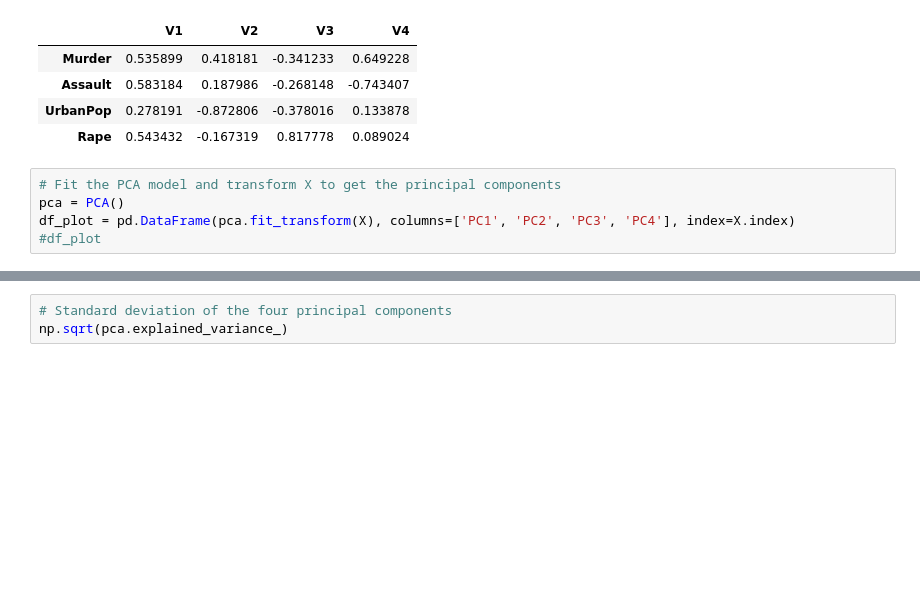
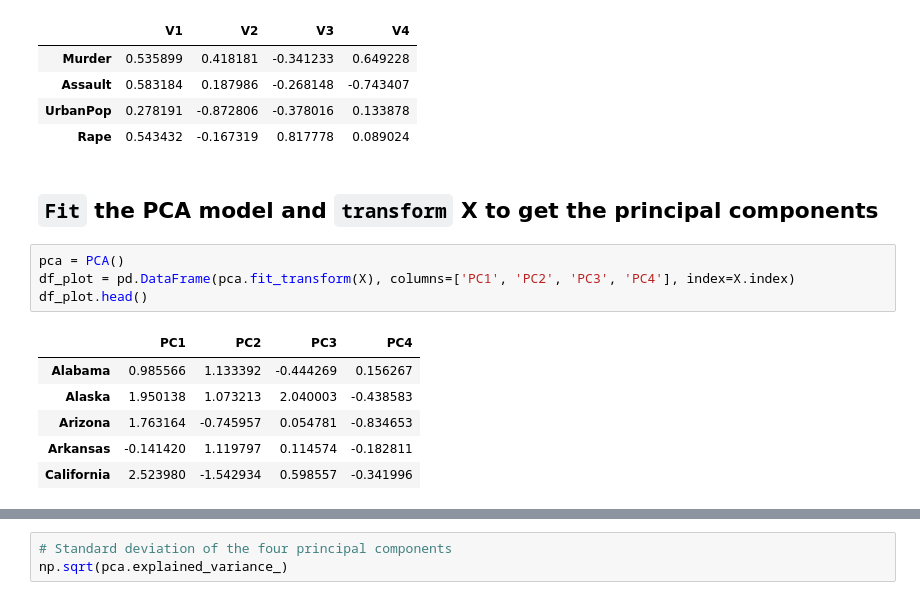
Before and after one commit to malkaguillot/big_data_policy_2021, a Jupyter notebook: notebooks/w4-unsupervised-learning.ipynb, the cells around one changed output, grey strips where cells are left out. Drawn from its saved outputs; the diff is of its cells as text; blank space fills up the shorter version.

```diff
--- a/notebooks/w4-unsupervised-learning.ipynb
+++ b/notebooks/w4-unsupervised-learning.ipynb
@@ -99,11 +96,19 @@ pca_loadings
 | Assault | 0.583184 | 0.187986 | -0.268148 | -0.743407 |
 | UrbanPop | 0.278191 | -0.872806 | -0.378016 | 0.133878 |
 | Rape | 0.543432 | -0.167319 | 0.817778 | 0.089024 |
+# %% [markdown]
+## `Fit` the PCA model and `transform` X to get the principal components
 # %%
-# Fit the PCA model and transform X to get the principal components
 pca = PCA()
 df_plot = pd.DataFrame(pca.fit_transform(X), columns=['PC1', 'PC2', 'PC3', 'PC4'], index=X.index)
-#df_plot
+df_plot.head()
+# %% [output]
+|  | PC1 | PC2 | PC3 | PC4 |
+| Alabama | 0.985566 | 1.133392 | -0.444269 | 0.156267 |
+| Alaska | 1.950138 | 1.073213 | 2.040003 | -0.438583 |
+| Arizona | 1.763164 | -0.745957 | 0.054781 | -0.834653 |
+| Arkansas | -0.141420 | 1.119797 | 0.114574 | -0.182811 |
+| California | 2.523980 | -1.542934 | 0.598557 | -0.341996 |
 # %%
 fig , ax1 = plt.subplots(figsize=(9,7))
 
```
Also changed, not shown: parts of 20 cells of this notebook, 1 other file.
